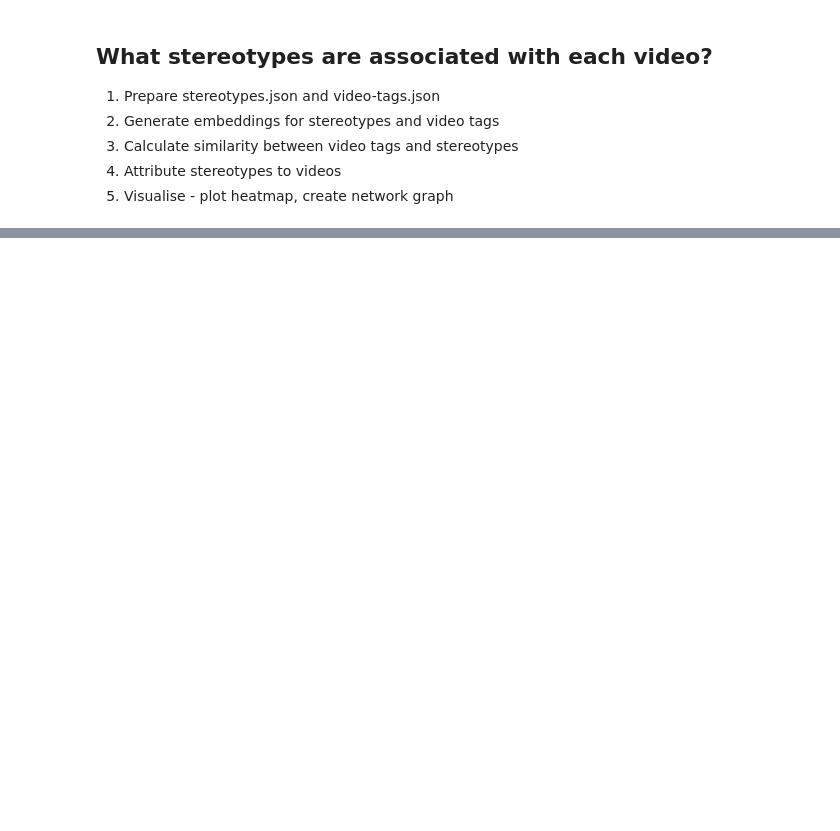
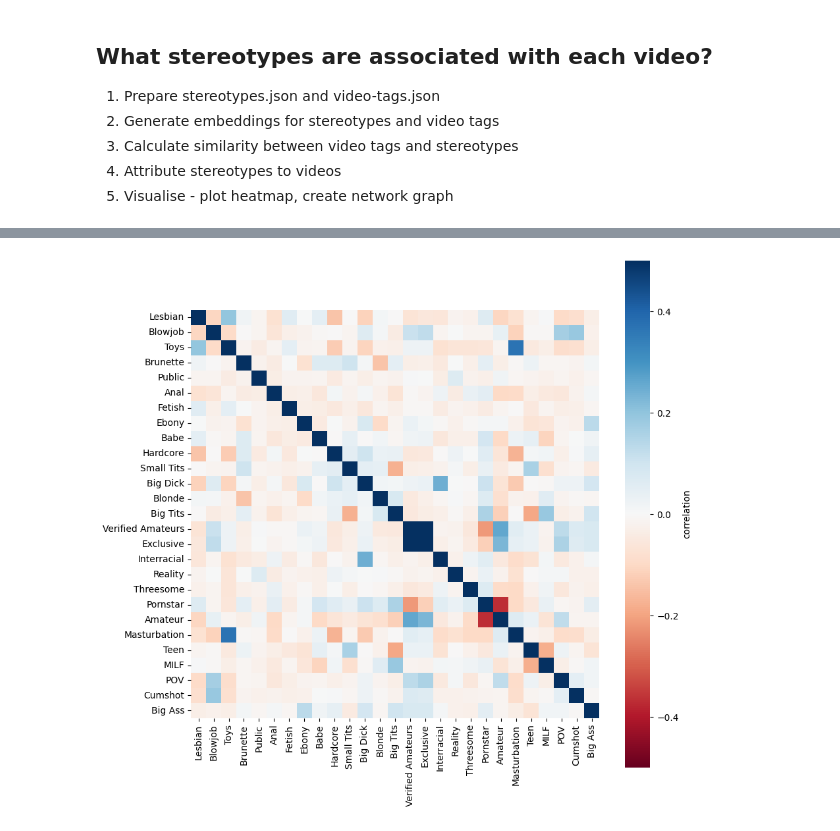
Before and after one commit to ptypes-nlesc/stereotype-map, a Jupyter notebook: notebooks/Untitled-1.ipynb, the cells around one changed output, grey strips where cells are left out. Drawn from its saved outputs; the diff is of its cells as text; code cells hidden in the pictures; blank space fills up the shorter version.

Commit message:
add tag correl

```diff
--- a/notebooks/Untitled-1.ipynb
+++ b/notebooks/Untitled-1.ipynb
@@ -14,0 +56,6 @@ import src.utils.helpers as helpers
+# %%
+# flatten out tags
+df_flat_tag = clean.flatten_tags(df.tags)
+
+# number of unique hashtags
+df_flat_tag["tag"].unique().size
@@ -14,0 +64,21 @@ import src.utils.helpers as helpers
+# %%
+# count the number of each hashtag
+popular_tags_set = clean.get_popular_tags(df_flat_tag)
+
+# make a new column with only the popular tags
+df["popular_tags"] = df.tags.apply(
+    lambda tag_list: clean.filter_popular_tags(tag_list, popular_tags_set)
+)
+
+# drop rows without popular tag
+df_popular_tags = df.loc[df.popular_tags.apply(lambda tag_list: tag_list != [])]
+
+df_tags_vector = df_popular_tags.loc[:, ["popular_tags"]]
+
+for tag in popular_tags_set:
+    # make columns to encode presence of hashtags
+    df_tags_vector["{}".format(tag)] = df_tags_vector.popular_tags.apply(
+        lambda tag_list: int(tag in tag_list)
+    )
+# create a matrix of tags
+tag_matrix = df_tags_vector.drop("popular_tags", axis=1)
@@ -15 +95,17 @@ import src.utils.helpers as helpers
+# %%
+# plot the correlation matrix
+correlations = tag_matrix.corr()
+
+plt.figure(figsize=(10, 10))
+sns.heatmap(
+    correlations,
+    cmap="RdBu",
+    vmin=-0.5,
+    vmax=0.5,
+    square=True,
+    cbar_kws={"label": "correlation"},
+)
+plt.savefig("plots/tag_correlation.png")
+# %% [output]
+[figure, added]
 # %%
```
Also changed, not shown: parts of 6 cells of this notebook, 2 other files.
